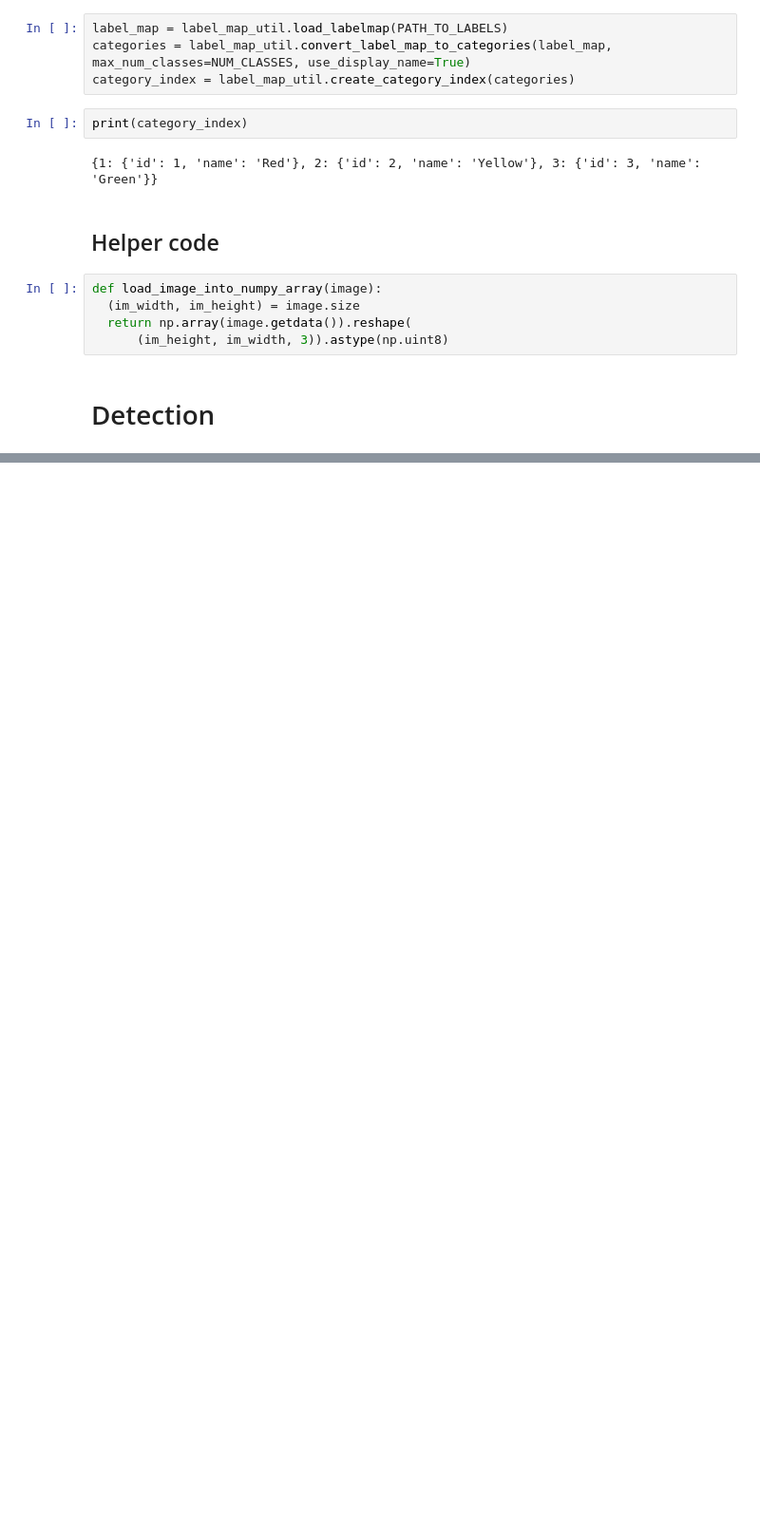
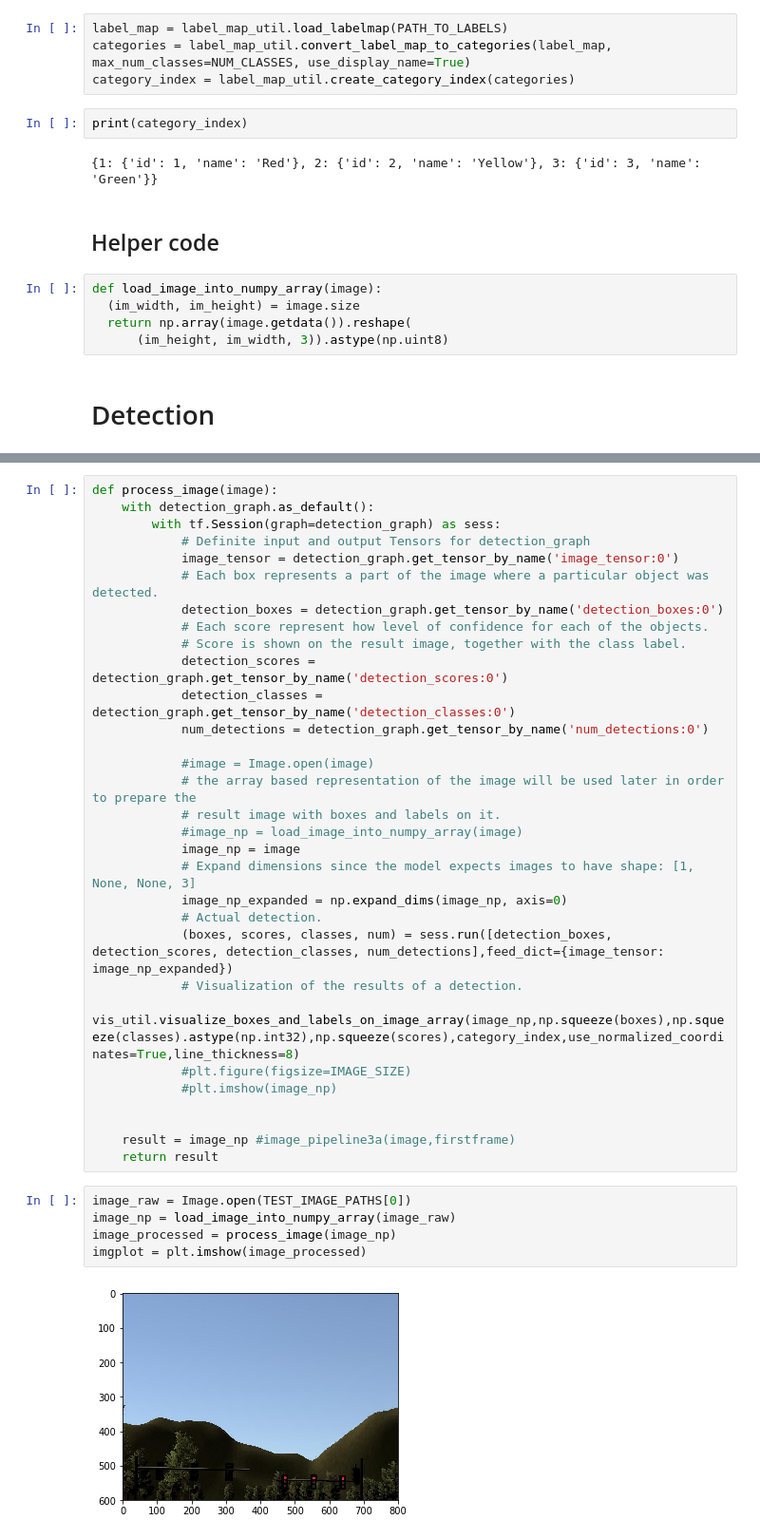
Before and after one commit to kashmawy/CarND-Capstone, a Jupyter notebook: ros/src/tl_detector/light_classification/detection_api/object_detection_tutorial.ipynb, the cells around one changed output, grey strips where cells are left out. Shown at 95% size. Drawn from its saved outputs; the diff is of its cells as text; blank space fills up the shorter version.

Commit message:
added model (not finished yet)

```diff
--- a/ros/src/tl_detector/light_classification/detection_api/object_detection_tutorial.ipynb
+++ b/ros/src/tl_detector/light_classification/detection_api/object_detection_tutorial.ipynb
@@ -207,0 +230,38 @@ with detection_graph.as_default():
+# %%
+def process_image(image):
+    with detection_graph.as_default():
+        with tf.Session(graph=detection_graph) as sess:
+            # Definite input and output Tensors for detection_graph
+            image_tensor = detection_graph.get_tensor_by_name('image_tensor:0')
+            # Each box represents a part of the image where a particular object was detected.
+            detection_boxes = detection_graph.get_tensor_by_name('detection_boxes:0')
+            # Each score represent how level of confidence for each of the objects.
+            # Score is shown on the result image, together with the class label.
+            detection_scores = detection_graph.get_tensor_by_name('detection_scores:0')
+            detection_classes = detection_graph.get_tensor_by_name('detection_classes:0')
+            num_detections = detection_graph.get_tensor_by_name('num_detections:0')
+
+            #image = Image.open(image)
+            # the array based representation of the image will be used later in order to prepare the
+            # result image with boxes and labels on it.
+            #image_np = load_image_into_numpy_array(image)
+            image_np = image
+            # Expand dimensions since the model expects images to have shape: [1, None, None, 3]
+            image_np_expanded = np.expand_dims(image_np, axis=0)
+            # Actual detection.
+            (boxes, scores, classes, num) = sess.run([detection_boxes, detection_scores, detection_classes, num_detections],feed_dict={image_tensor: image_np_expanded})
+            # Visualization of the results of a detection.
+            vis_util.visualize_boxes_and_labels_on_image_array(image_np,np.squeeze(boxes),np.squeeze(classes).astype(np.int32),np.squeeze(scores),category_index,use_normalized_coordinates=True,line_thickness=8)
+            #plt.figure(figsize=IMAGE_SIZE)
+            #plt.imshow(image_np)
+
+
+    result = image_np #image_pipeline3a(image,firstframe)
+    return result
+# %%
+image_raw = Image.open(TEST_IMAGE_PATHS[0])
+image_np = load_image_into_numpy_array(image_raw)
+image_processed = process_image(image_np)
+imgplot = plt.imshow(image_processed)
+# %% [output]
+[figure, added]
```
Also changed, not shown: parts of 7 cells of this notebook, 11 other files.
